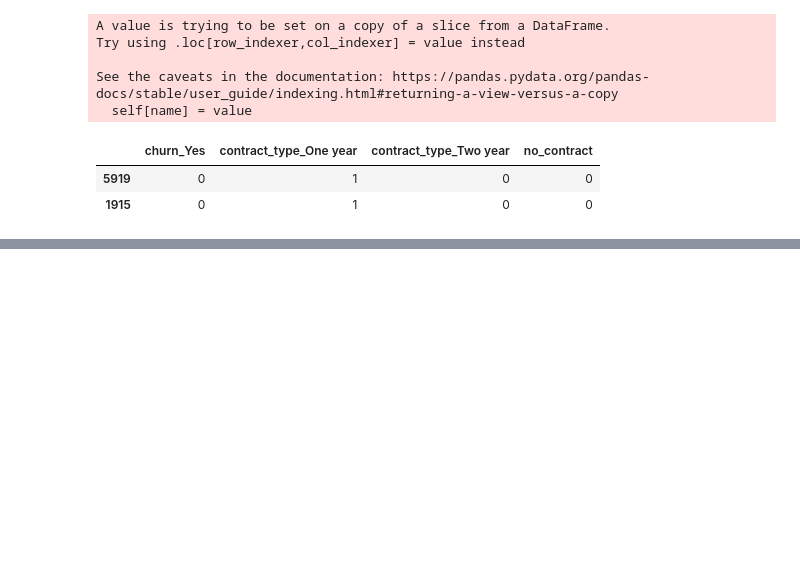
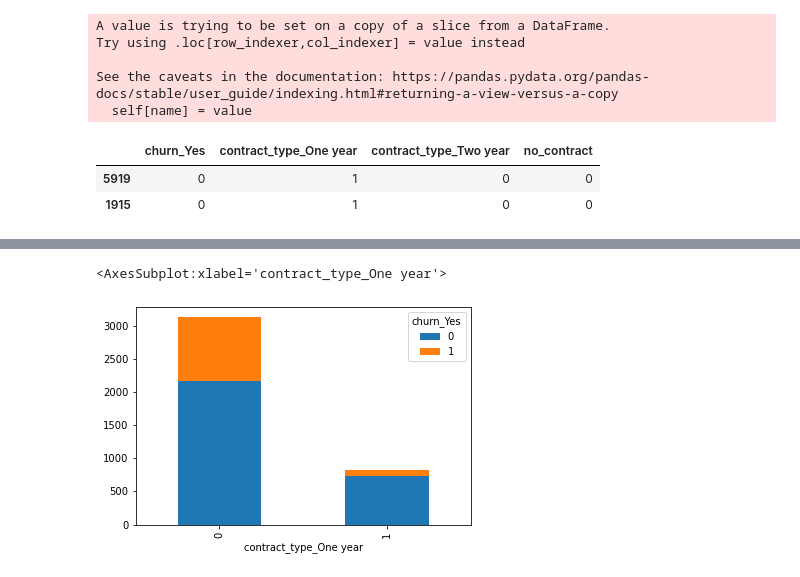
Before and after one commit to watermanbrandyn/classification_project, a Jupyter notebook: classification_workbook.ipynb, the cells around one changed output, grey strips where cells are left out. Drawn from its saved outputs; the diff is of its cells as text; code cells hidden in the pictures; blank space fills up the shorter version.

```diff
--- a/classification_workbook.ipynb
+++ b/classification_workbook.ipynb
@@ -548,0 +573,6 @@ contract_cross = pd.crosstab(, train_contract.churn_Yes)
+# %%
+contract_cross1 = pd.crosstab(train_contract['contract_type_One year'], train_contract.churn_Yes)
+contract_cross1.plot(kind='bar', stacked=True)
+# %% [output]
+<AxesSubplot:xlabel='contract_type_One year'>
+[figure, added]
```
Also changed, not shown: parts of 32 cells of this notebook.
